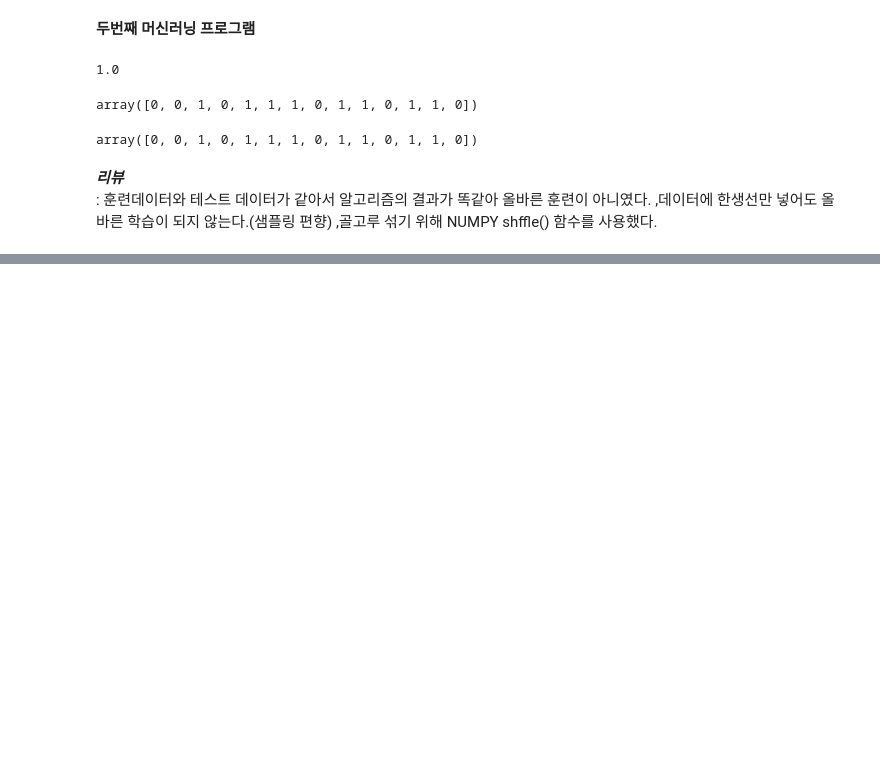
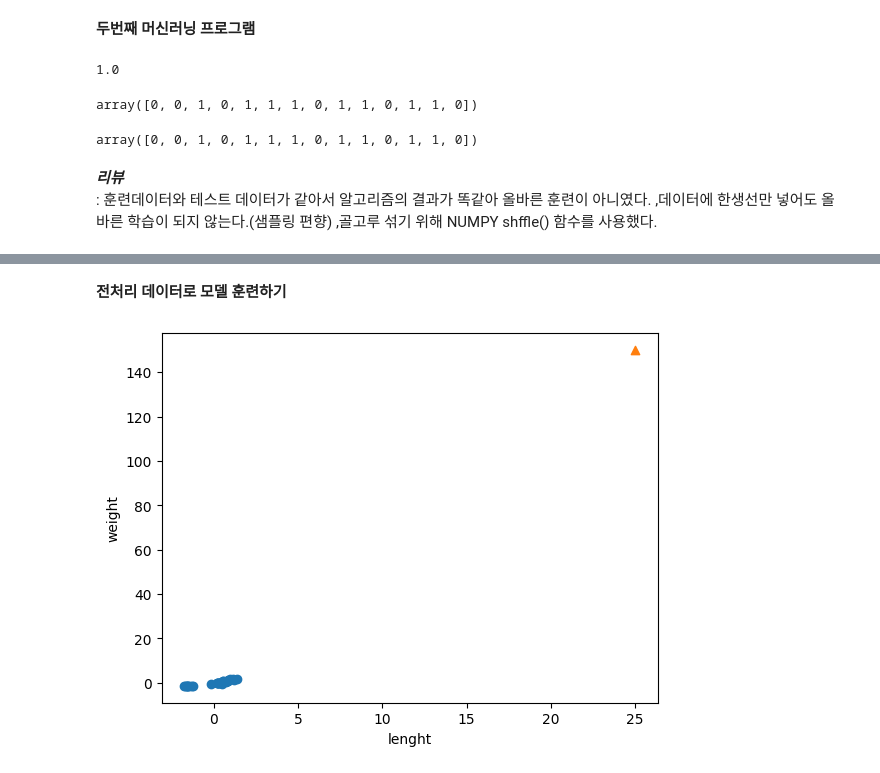
Before and after one commit to soeun823/hon_gong_machine, a Jupyter notebook: chapter2.ipynb, the cells around one changed output, grey strips where cells are left out. Saved outputs shown, nothing was run; the diff lists cells and outputs as text; code cells hidden in the pictures; blank space fills up the shorter version.

```diff
--- a/chapter2.ipynb
+++ b/chapter2.ipynb
@@ -101,0 +246,11 @@ array([0, 0, 1, 0, 1, 1, 1, 0, 1, 1, 0, 1, 1, 0])
+# %% [markdown]
+**전처리 데이터로 모델 훈련하기**
+# %%
+plt.scatter(train_scaled[:,0], train_scaled[:,1])
+plt.scatter(25,150, marker='^')
+plt.xlabel("lenght")
+plt.ylabel("weight")
+plt.show()
+#mean(평균)으로 빼고 std(표준편차로)나누었기 때문에 훈련세트값이 샘플 값[25,150]과 다름
+# %% [output]
+[figure, added]
```
Also changed, not shown: parts of 26 cells of this notebook.
